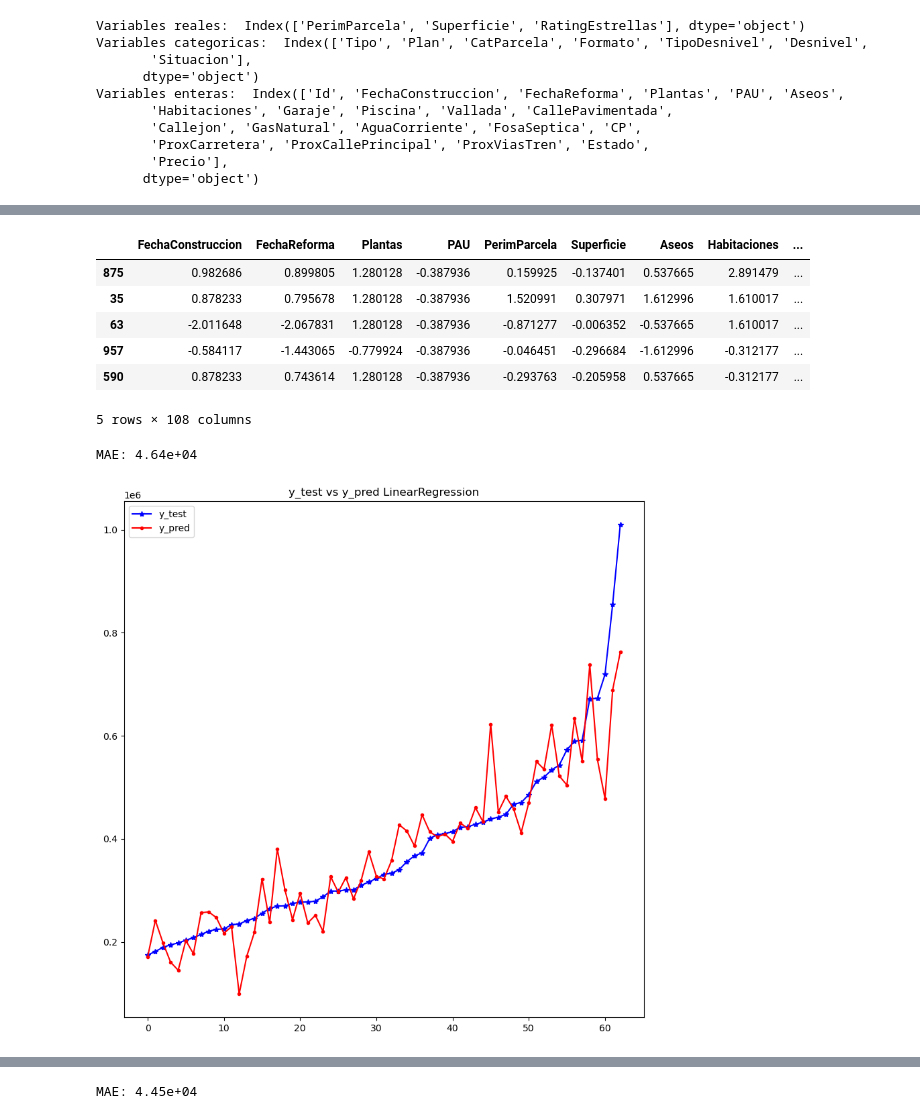
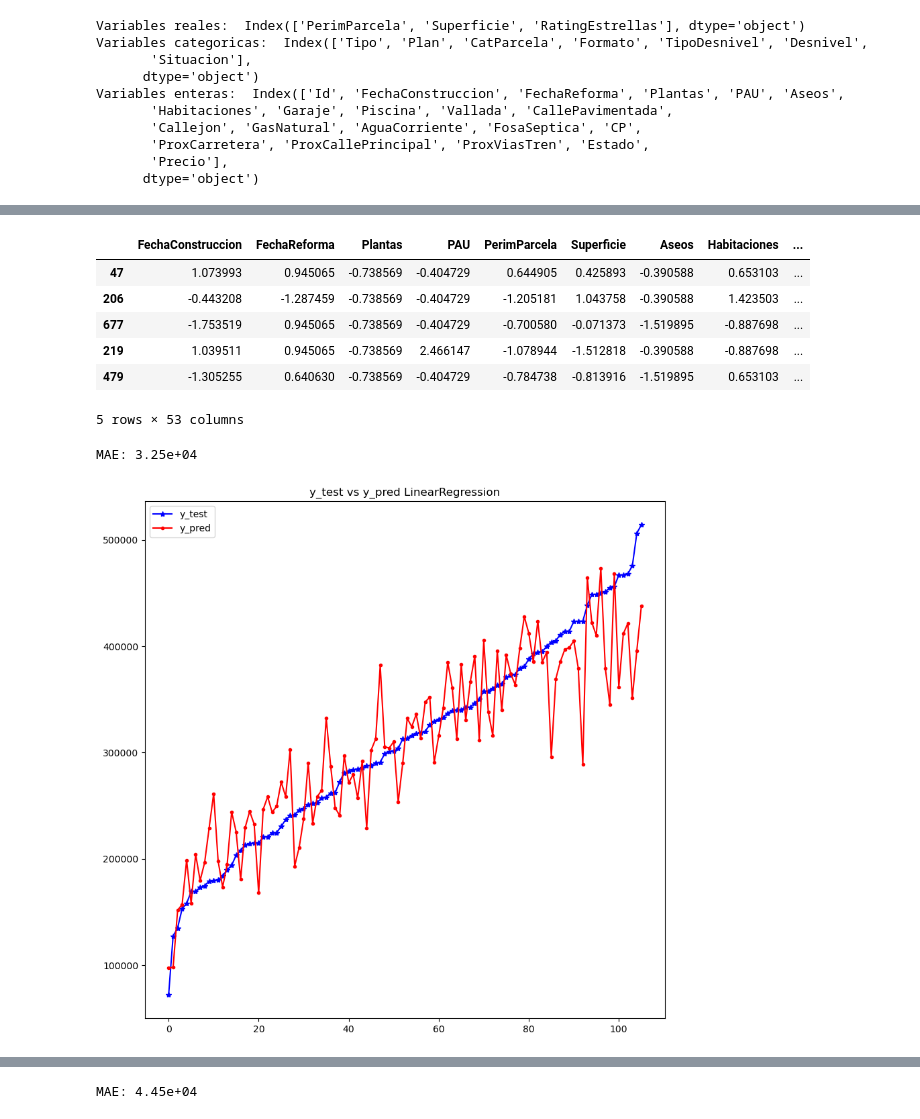
Before and after one commit to inogii/lacasademickeymouse, a Jupyter notebook: main.ipynb, the cells around one changed output, grey strips where cells are left out. Saved outputs shown, nothing was run; the diff lists cells and outputs as text; code cells hidden in the pictures.

```diff
--- a/main.ipynb
+++ b/main.ipynb
@@ -80,10 +79,24 @@ def zscore_norm_price_inverse(np_array):
 
 df.drop(['Id', 'AguaCorriente', 'GasNatural', 'FosaSeptica'], axis=1, inplace=True)
 df.dropna(inplace=True)
-df = extract_postal_hierarchy(df)
+#df = extract_postal_hierarchy(df)
 
 df['Reformada'] = df['FechaConstruccion'] != df['FechaReforma']
 df['Reformada'] = df['Reformada'].astype(int)
+
+# Assuming you've already loaded your dataframe as df
+
+# Current Year
+current_year = datetime.datetime.now().year
+df['Aspect_Ratio'] = df['PerimParcela'] / df['Superficie']
+df['HighRating'] = df['RatingEstrellas'].apply(lambda x: 1 if x > 4 else 0)
+df['AgeOfHouse'] = current_year - df['FechaConstruccion']
+df['YearsSinceReform'] = current_year - df['FechaReforma']
+df['TotalRooms'] = df['Aseos'] + df['Habitaciones']
+df['AvgProximity'] = (df['ProxCarretera'] + df['ProxCallePrincipal'] + df['ProxViasTren']) / 3
+
+# remove samples where price belongs to top 10% of the dataset
+df = df[df['Precio'] < df['Precio'].quantile(0.85)]
 
 variables_reales = df.columns[df.dtypes == 'float64']
 variables_categoricas = df.dtypes[df.dtypes == 'object'].index
@@ -157,22 +183,22 @@ NameError: name 'df' is not defined
 # %%
 def x_y_split(df, target):
     return df.drop(target, axis=1), df[target]
 
-train_size = 0.9
-train = df.sample(frac=train_size, random_state=1)
+train_size = 0.8
+train = df.sample(frac=train_size, random_state=10)
 test = df.drop(train.index)
 
 X_train, y_train = x_y_split(train, 'Precio')
 X_test, y_test = x_y_split(test, 'Precio')
 X_train.head()
 # %% [output]
 |  | FechaConstruccion | FechaReforma | Plantas | PAU | PerimParcela | Superficie | Aseos | Habitaciones | ... |
-| 875 | 0.982686 | 0.899805 | 1.280128 | -0.387936 | 0.159925 | -0.137401 | 0.537665 | 2.891479 | ... |
-| 35 | 0.878233 | 0.795678 | 1.280128 | -0.387936 | 1.520991 | 0.307971 | 1.612996 | 1.610017 | ... |
-| 63 | -2.011648 | -2.067831 | 1.280128 | -0.387936 | -0.871277 | -0.006352 | -0.537665 | 1.610017 | ... |
-| 957 | -0.584117 | -1.443065 | -0.779924 | -0.387936 | -0.046451 | -0.296684 | -1.612996 | -0.312177 | ... |
-| 590 | 0.878233 | 0.743614 | 1.280128 | -0.387936 | -0.293763 | -0.205958 | 0.537665 | -0.312177 | ... |
+| 47 | 1.073993 | 0.945065 | -0.738569 | -0.404729 | 0.644905 | 0.425893 | -0.390588 | 0.653103 | ... |
+| 206 | -0.443208 | -1.287459 | -0.738569 | -0.404729 | -1.205181 | 1.043758 | -0.390588 | 1.423503 | ... |
+| 677 | -1.753519 | 0.945065 | -0.738569 | -0.404729 | -0.700580 | -0.071373 | -1.519895 | -0.887698 | ... |
+| 219 | 1.039511 | 0.945065 | -0.738569 | 2.466147 | -1.078944 | -1.512818 | -0.390588 | -0.887698 | ... |
+| 479 | -1.305255 | 0.640630 | -0.738569 | -0.404729 | -0.784738 | -0.813916 | -1.519895 | 0.653103 | ... |
-5 rows × 108 columns
+5 rows × 53 columns
 # %%
 def train_model(model, X_train, y_train):
     model.fit(X_train, y_train)
@@ -207,8 +233,8 @@ trained_model = train_model(model, X_train, y_train)
 y_pred = test_model(trained_model, X_test, y_test)
 visualize_test(y_test, y_pred, ax=axes, model_name=model_name)
 # %% [output]
-MAE: 4.64e+04
+MAE: 3.25e+04
-[figure, old version]
+[figure, new version]
 # %%
 models = [LinearRegression(), ElasticNet(), Lasso(), Ridge(), KNeighborsRegressor(), RandomForestRegressor(), GradientBoostingRegressor(learning_rate=0.01, n_estimators=1000), AdaBoostRegressor()]
 # cols and rows for subplots according to number of models
```
Also changed, not shown: parts of 6 cells of this notebook, 1 other file.
